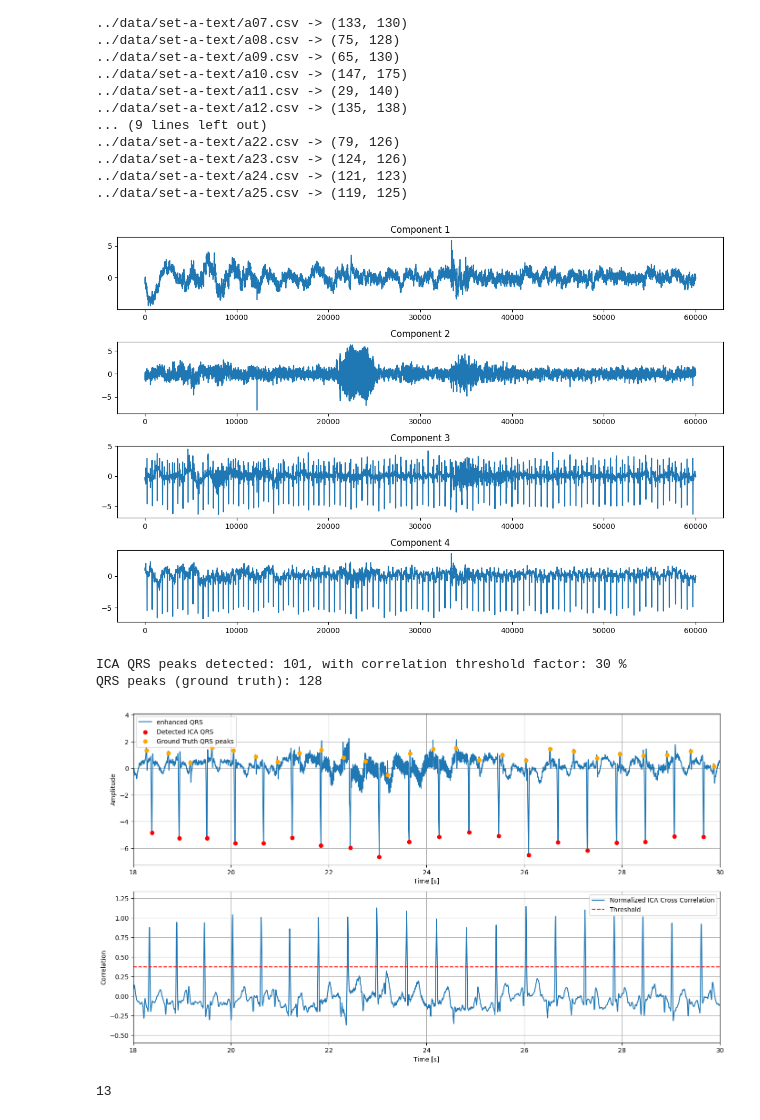
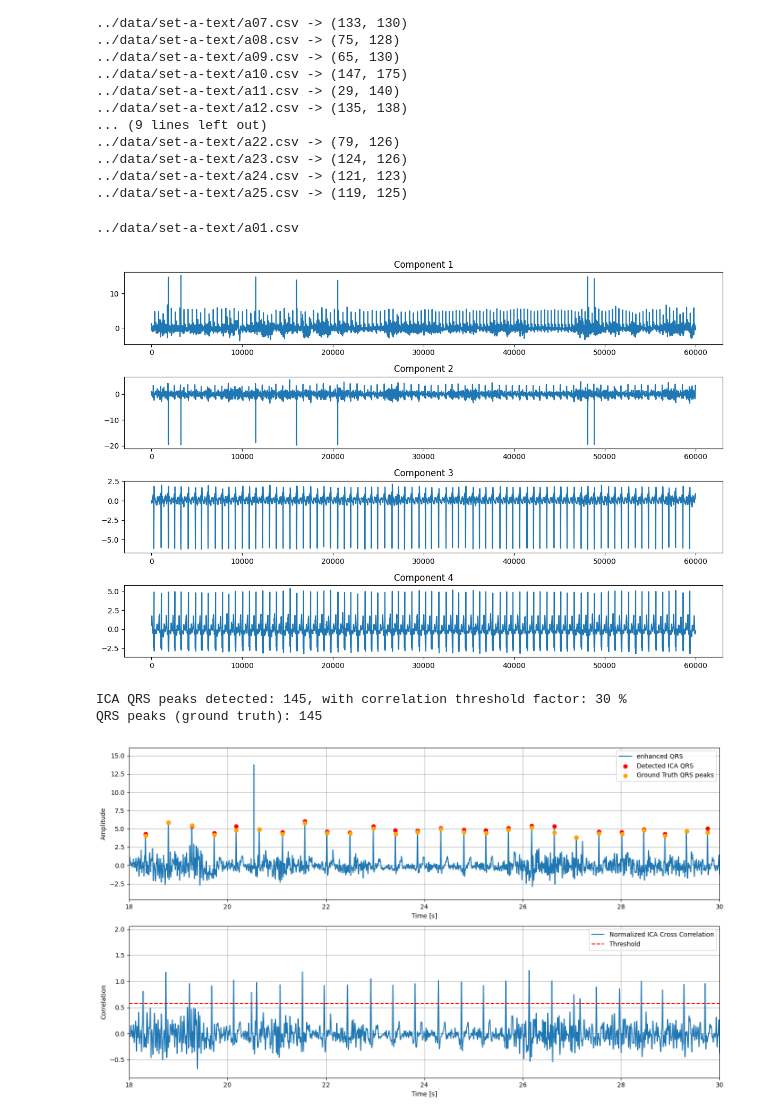
Before and after one commit to EmanueleGiavardi/BSP_project, a Jupyter notebook: src/performances.ipynb, the cells around one changed output. Drawn from its saved outputs; the diff is of its cells as text; code cells hidden in the pictures.

Commit message:
procedura di test

```diff
--- a/src/performances.ipynb
+++ b/src/performances.ipynb
@@ -252,25 +252,24 @@ for el in FHRs:
 # %%
 # TEST ICA
 
-test = 2
+test = 0
 
 sp_path = csv_paths[test]
 gt_path = gt_paths[test]
+
+print(sp_path)
 
 # fetal peaks (ground truth)
 with open(gt_path, 'r') as file: gt = np.array([int(line.strip()) for line in file])
 
 # realizations
 realizations, labels = extract_stochastic_process(sp_path, num_realizations)
 S1 = StochasticProcess(num_realizations, realizations, labels, colors, sr)
 
-ica_peaks = ICA_analysis(S1, gt, component_to_choose=3)
+ica_peaks = ICA_analysis(S1, gt, component_to_choose=0)
 # %% [output]
+../data/set-a-text/a01.csv
-[figure, old version]
+[figure, new version]
-ICA QRS peaks detected: 101, with correlation threshold factor: 30 %
-QRS peaks (ground truth): 128
+ICA QRS peaks detected: 145, with correlation threshold factor: 30 %
+QRS peaks (ground truth): 145
-[figure, old version]
+[figure, new version]
-# %%
-len(ica_peaks)
-# %% [output]
-13
```
Also changed, not shown: parts of 1 cell of this notebook, 2 other files.
